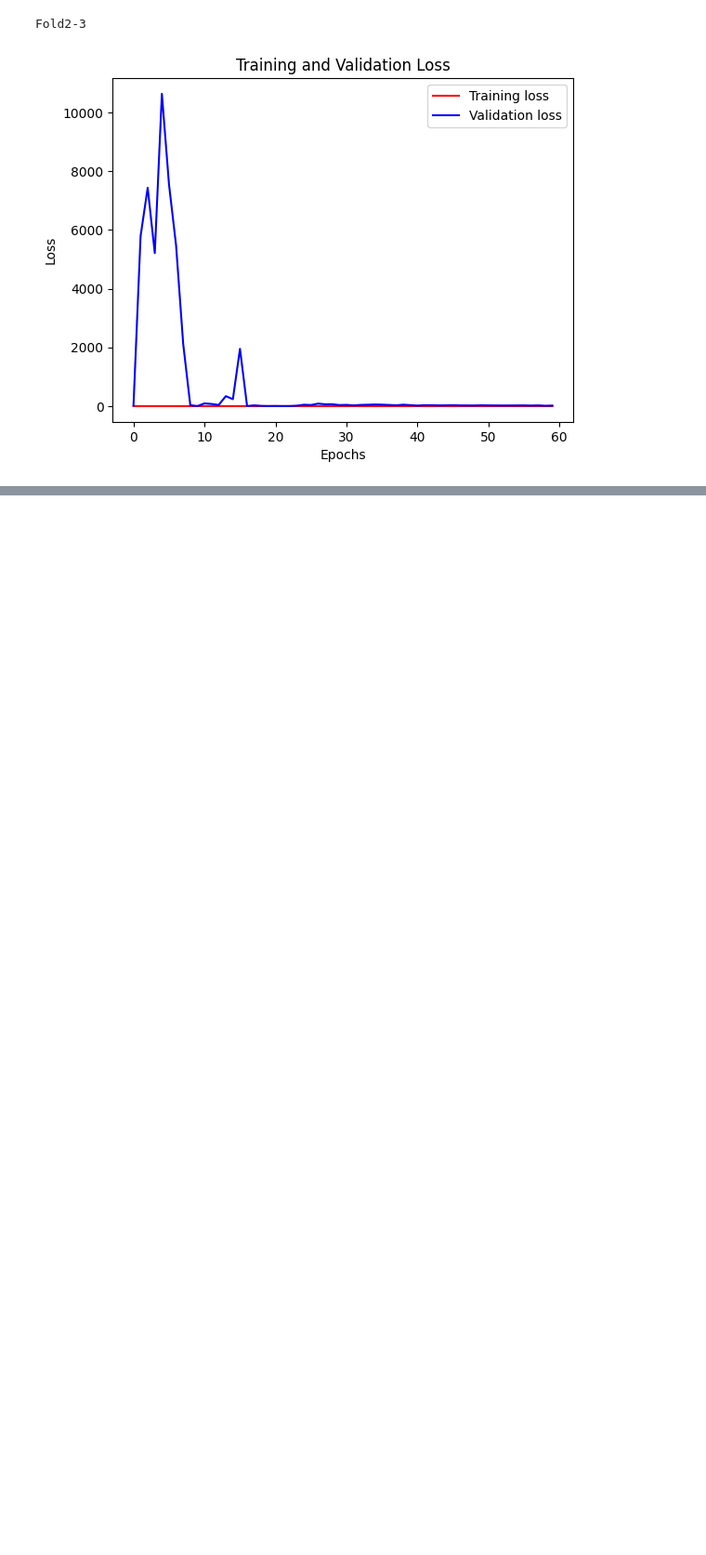
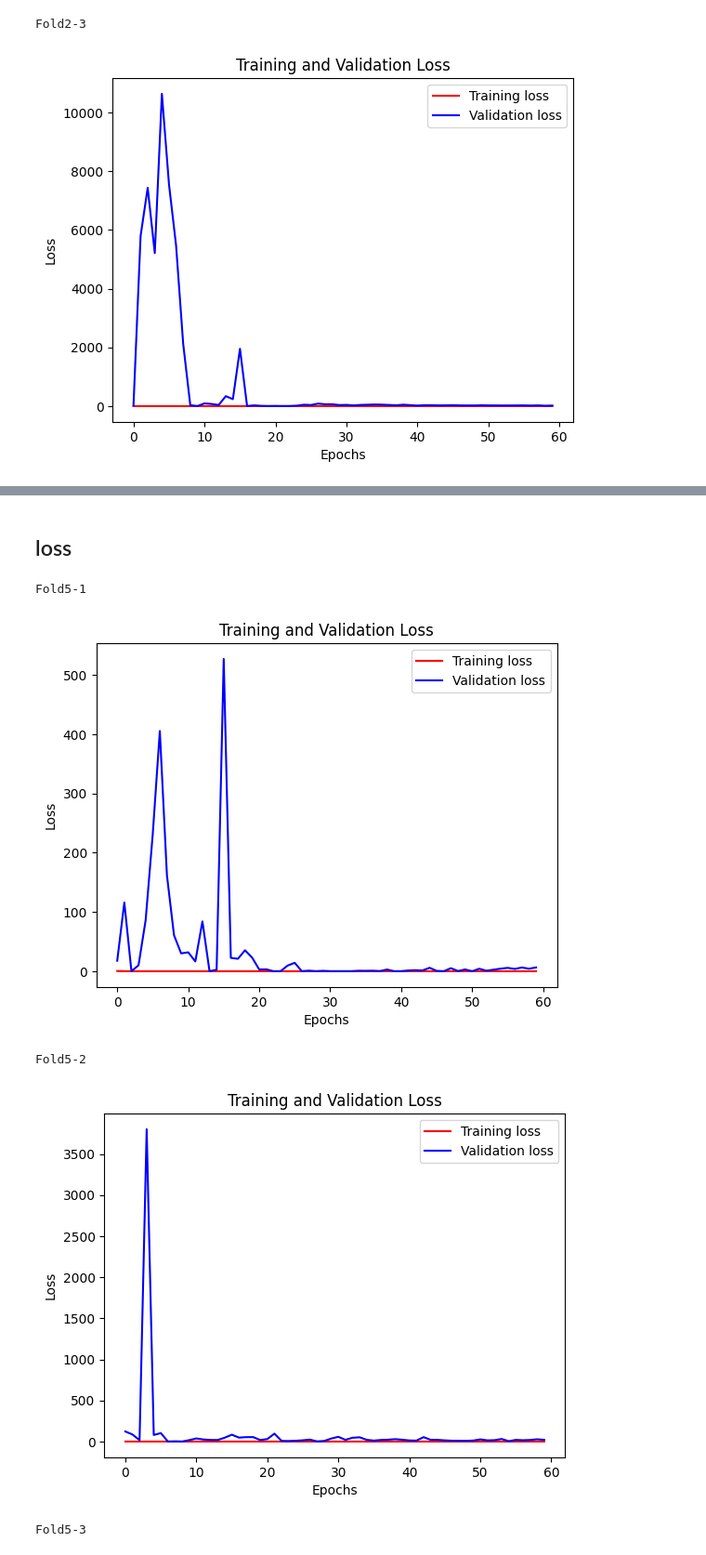
Before and after one commit to idunrlylikeu/Emotion-FAN, a Jupyter notebook: 10fold_loss_report.ipynb, the cells around one changed output, grey strips where cells are left out. Shown at 93% size. Saved outputs shown, nothing was run; the diff lists cells and outputs as text; code cells hidden in the pictures; blank space fills up the shorter version.

```diff
--- a/10fold_loss_report.ipynb
+++ b/10fold_loss_report.ipynb
@@ -709,0 +935,5 @@ Fold2-3
+# %%
+evaldestfold4 = "./log/lossfold4/eval/"
+evallist_fold4 = []
+for file in os.listdir(evaldestfold4):
+    evallist_fold4.append(file)
@@ -709,0 +1183,7 @@ Fold2-3
+# %%
+dest5 = "./log/lossfold5/"
+losslist5 = []
+for file in os.listdir(dest5):
+    temp = []
+    if file.startswith("cktrain_loss") and file.endswith(".txt"):
+        losslist5.append(file)
@@ -709,0 +1387,33 @@ Fold2-3
+# %% [markdown]
+## loss
+# %%
+print("Fold5-1")
+plt.plot(epochs5_1, train_loss5_1, 'r', label='Training loss')
+plt.plot(epochs5_1, val_loss5_1, 'b', label='Validation loss')
+plt.title('Training and Validation Loss')
+plt.xlabel('Epochs')
+plt.ylabel('Loss')
+plt.legend()
+plt.show()
+print("Fold5-2")
+plt.plot(epochs5_2, train_loss5_2, 'r', label='Training loss')
+plt.plot(epochs5_2, val_loss5_2, 'b', label='Validation loss')
+plt.title('Training and Validation Loss')
+plt.xlabel('Epochs')
+plt.ylabel('Loss')
+plt.legend()
+plt.show()
+print("Fold5-3")
+plt.plot(epochs5_3, train_loss5_3, 'r', label='Training loss')
+plt.plot(epochs5_3, val_loss5_3, 'b', label='Validation loss')
+plt.title('Training and Validation Loss')
+plt.xlabel('Epochs')
+plt.ylabel('Loss')
+plt.legend()
+plt.show()
+# %% [output]
+Fold5-1
+[figure, added]
+Fold5-2
+[figure, added]
+Fold5-3
```
Also changed, not shown: parts of 312 cells of this notebook.
